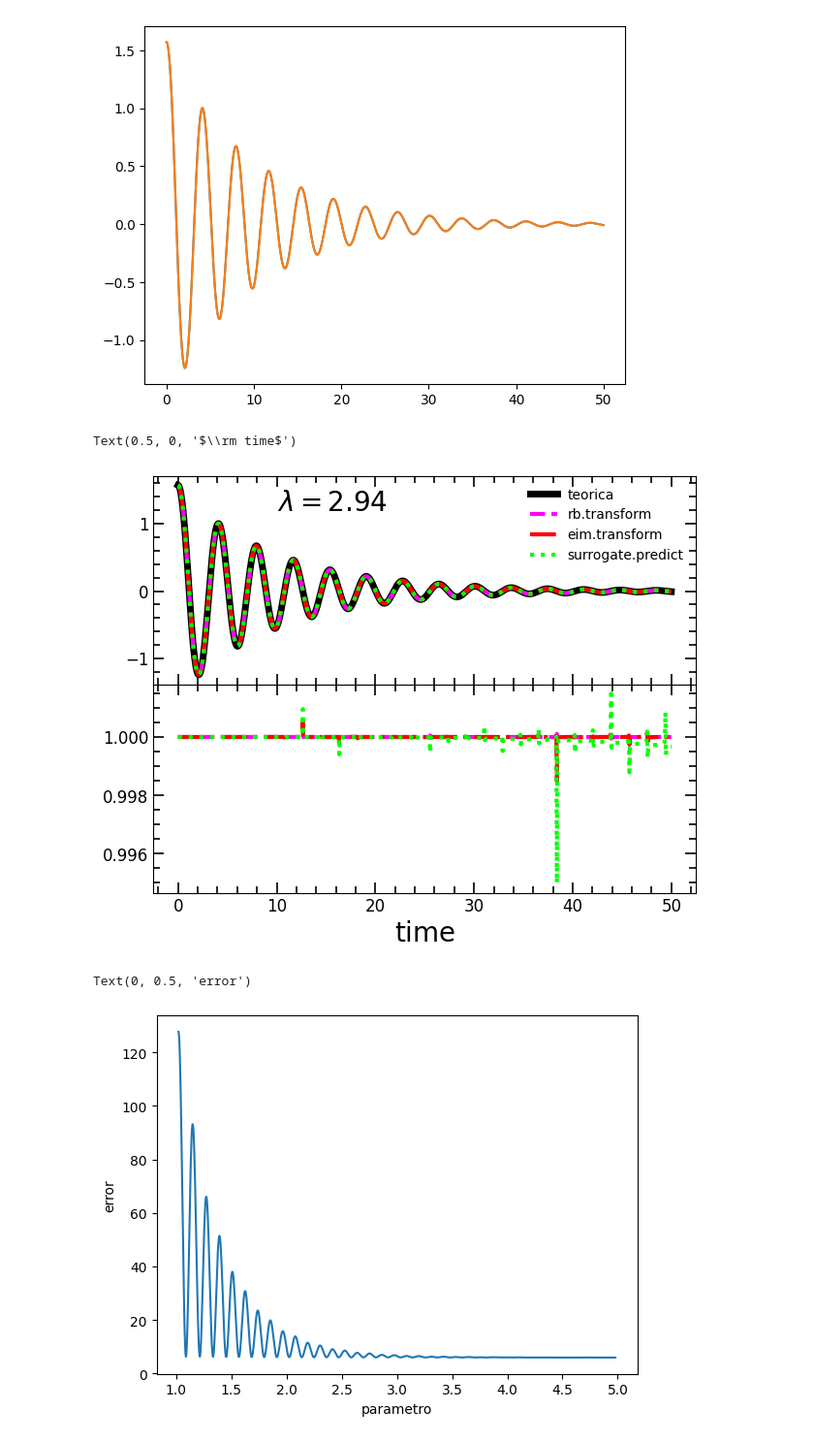
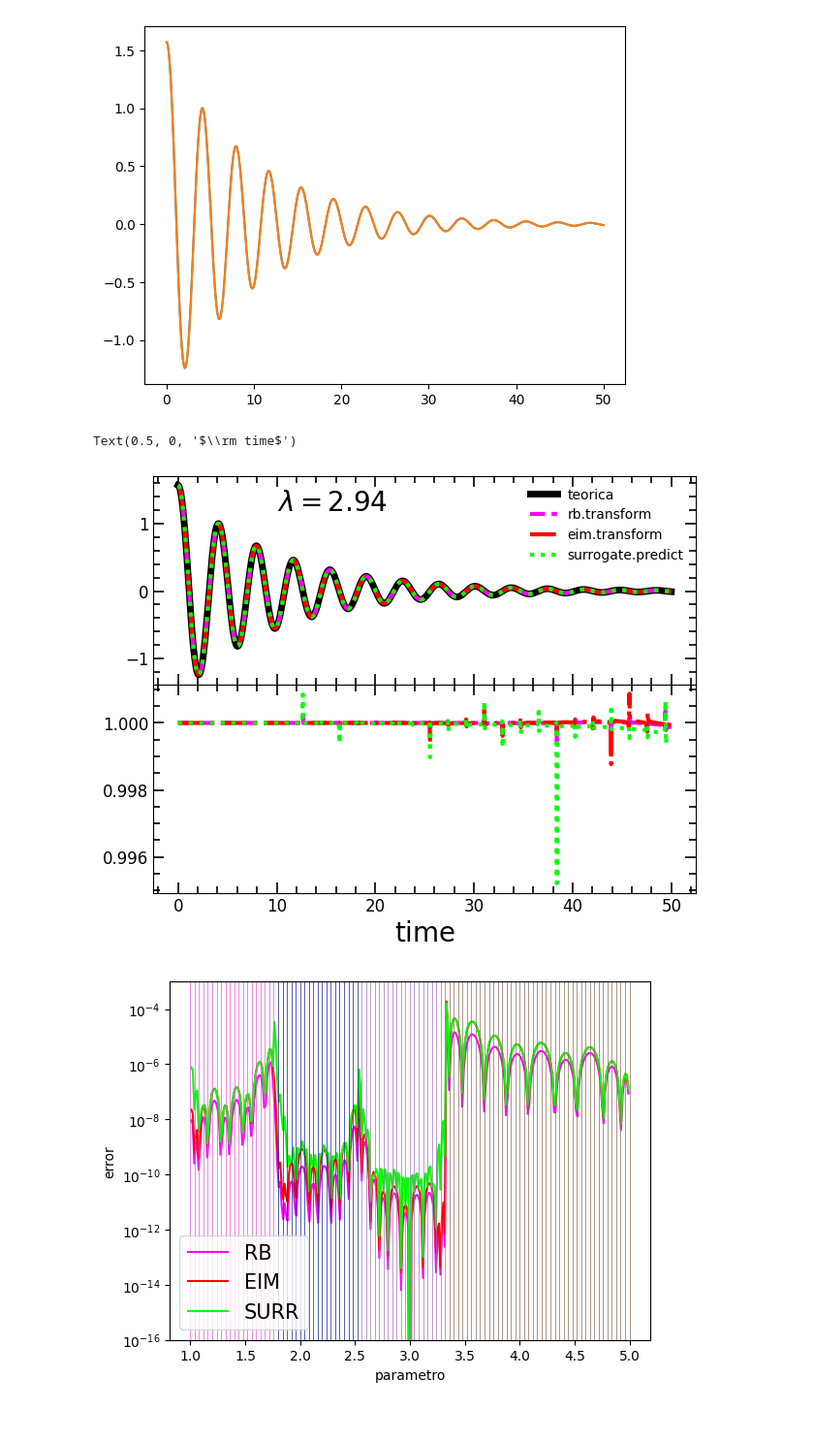
Before and after one commit to francocerino/scikit-reducedmodel, a Jupyter notebook: informe.ipynb, the cells around one changed output. Shown at 97% size. Saved outputs shown, nothing was run; the diff lists cells and outputs as text; code cells hidden in the pictures.

```diff
--- a/informe.ipynb
+++ b/informe.ipynb
@@ -49,21 +49,21 @@ array([1.  , 1.04, 1.08, 1.12, 1.16, 1.2 , 1.24, 1.28, 1.32, 1.36, 1.4 ,
        4.52, 4.56, 4.6 , 4.64, 4.68, 4.72, 4.76, 4.8 , 4.84, 4.88, 4.92,
        4.96, 5.  ])
 # %%
-q = 2.94
+q_ej = 2.94
 
-sol_test = odeint(pend,y0, times, (b,q))
+sol_test = odeint(pend,y0, times, (b,q_ej))
 h = sol_test[:,0]
 # %%
 rb = ReducedBasis(greedy_tol = 1e-16,
-                  lmax = 4,
-                  nmax = 22)
+                  lmax = 2,
+                  nmax = 10)
 
 rb.fit(training_set = np.array(training),
        parameters = param,
        physical_points = times
        )
 # q necesario para caso con particion
-wave_rb = rb.transform(h,q)
+wave_rb = rb.transform(h,q_ej)
 # %%
 from anytree import RenderTree
 
@@ -103,6 +99,6 @@ wave_surr = surrogate.predict(q)
 # %%
 #λ = 1.14
-sol_test = odeint(pend,y0, times, (b,q))
+sol_test = odeint(pend,y0, times, (b,q_ej))
 h = sol_test[:,0]
 
 color_rb = 'magenta'
@@ -140,10 +136,10 @@ axs[1].minorticks_on()
 axs[1].set_xlabel('$\\rm time$',size=20)
 # %% [output]
 Text(0.5, 0, '$\\rm time$')
-[figure, old version]
+[figure, new version]
 # %%
 from skreducedmodel.reducedbasis import normalize_set, error
-params = np.linspace(1.02,4.98,1001)
+params = np.linspace(1.01,4.99,301)
 
 # calculamos soluciones teoricas
 h_test = []
@@ -170,13 +166,29 @@ eim_ts = np.array(eim_ts)
 surr_ts = np.array(surr_ts)
 
 # calculamos los errores para las proyecciones y prediccion
-errors = []
+errors_rb = []
+errors_eim = []
+errors_surr = []
 for i in range(len(params)):
-    errors.append(error(wave[i], rb_ts[i], times))
+    errors_rb.append(error(h_test[i], rb_ts[i], times))
+    errors_eim.append(error(h_test[i], eim_ts[i], times))
+    errors_surr.append(error(h_test[i], surr_ts[i], times))
 # %%
-plt.plot(params,errors)#,marker='o')
+plt.plot(params,errors_rb,label='RB',color=color_rb)
+plt.plot(params,errors_eim,label='EIM',color=color_eim)
+plt.plot(params,errors_surr,label='SURR',color=color_surr)#,marker='o')
 plt.xlabel('parametro')
 plt.ylabel('error')
+plt.semilogy()
+plt.legend(frameon=True,fontsize=15)
+
+np.random.seed(seed=6)
+plt.ylim(1e-16,1e-3)
+#plt.yticks([])
+
+for leaf in rb.tree.leaves:
+    color = np.random.rand(3,)
+    for p in leaf.train_parameters[:]:
+        plt.axvline(p,c=color,lw=.5)
 # %% [output]
-Text(0, 0.5, 'error')
-[figure, old version]
+[figure, new version]
```
Also changed, not shown: parts of 6 cells of this notebook.
